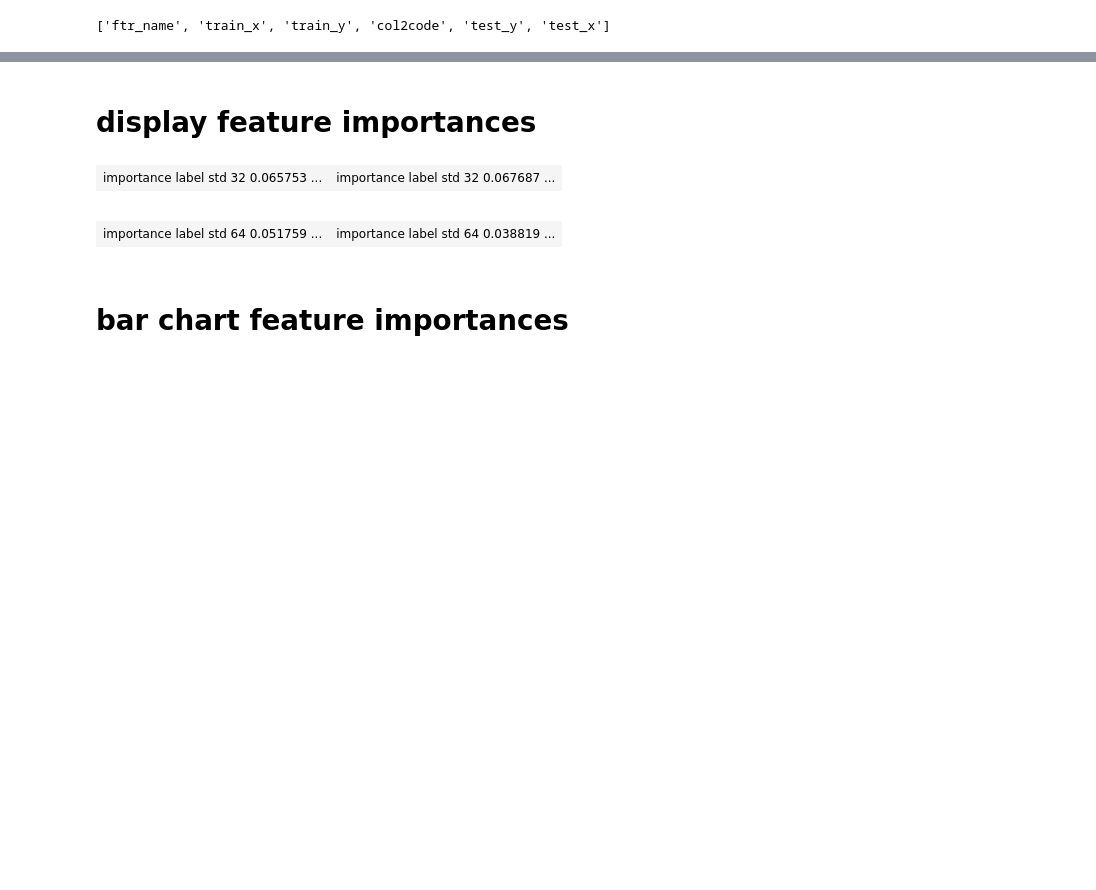
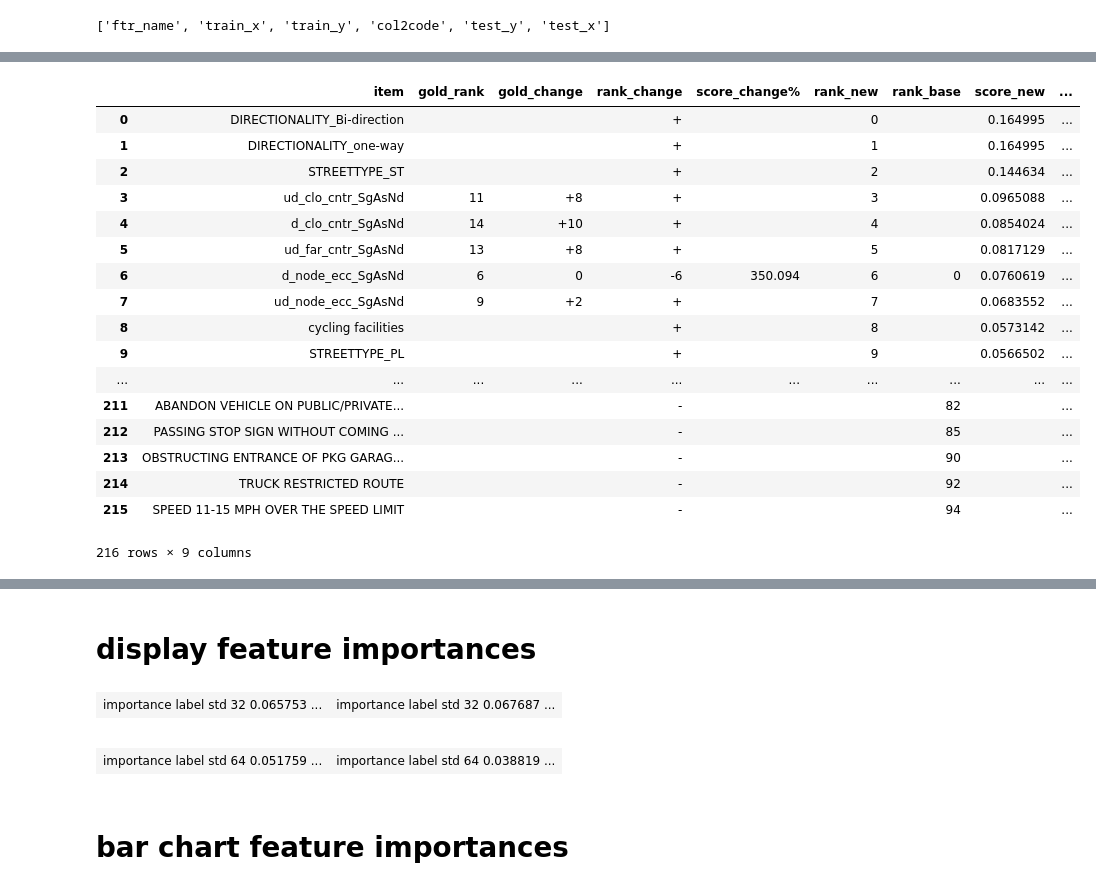
Before and after one commit to JHWu92/Cycling_safety, a Jupyter notebook: open_data_analysis/ANA-PRED - LTS.ipynb, the cells around one changed output, grey strips where cells are left out. Saved outputs shown, nothing was run; the diff lists cells and outputs as text; code cells hidden in the pictures; blank space fills up the shorter version.

```diff
--- a/open_data_analysis/ANA-PRED - LTS.ipynb
+++ b/open_data_analysis/ANA-PRED - LTS.ipynb
@@ -111,10 +131,10 @@ datasets['TOTAL'].keys()
 # %% [output]
 ['ftr_name', 'train_x', 'train_y', 'col2code', 'test_y', 'test_x']
 # %%
-t = 'TOTAL'
-fitted_model = res[t]['rf']
+t = 'NO_TOTAL'
+fitted_model = loaded_models[t]['rf']
 test_x = datasets[t]['test_x']
 test_x = pd.DataFrame(test_x, columns=datasets[t]['ftr_name'])
 test_y = datasets[t]['test_y']
-target_tp = [(2, 1), (2, 2)]
+imp_rf = ana_res[t]['imp_rf'].label.tolist()
 # %%
@@ -123,0 +173,23 @@ from wKit.ML.sk_ml import *
+# %%
+cmp_rank_list(true12_pred1, true2_pred12, imp_rf)\
+# .sort_values('score_change%')
+# .sort_values('gold_rank')
+# %% [output]
+|  | item | gold_rank | gold_change | rank_change | score_change% | rank_new | rank_base | score_new | ... |
+| 0 | DIRECTIONALITY_Bi-direction |  |  | + |  | 0 |  | 0.164995 | ... |
+| 1 | DIRECTIONALITY_one-way |  |  | + |  | 1 |  | 0.164995 | ... |
+| 2 | STREETTYPE_ST |  |  | + |  | 2 |  | 0.144634 | ... |
+| 3 | ud_clo_cntr_SgAsNd | 11 | +8 | + |  | 3 |  | 0.0965088 | ... |
+| 4 | d_clo_cntr_SgAsNd | 14 | +10 | + |  | 4 |  | 0.0854024 | ... |
+| 5 | ud_far_cntr_SgAsNd | 13 | +8 | + |  | 5 |  | 0.0817129 | ... |
+| 6 | d_node_ecc_SgAsNd | 6 | 0 | -6 | 350.094 | 6 | 0 | 0.0760619 | ... |
+| 7 | ud_node_ecc_SgAsNd | 9 | +2 | + |  | 7 |  | 0.0683552 | ... |
+| 8 | cycling facilities |  |  | + |  | 8 |  | 0.0573142 | ... |
+| 9 | STREETTYPE_PL |  |  | + |  | 9 |  | 0.0566502 | ... |
+| ... | ... | ... | ... | ... | ... | ... | ... | ... | ... |
+| 211 | ABANDON VEHICLE ON PUBLIC/PRIVATE... |  |  | - |  |  | 82 |  | ... |
+| 212 | PASSING STOP SIGN WITHOUT COMING ... |  |  | - |  |  | 85 |  | ... |
+| 213 | OBSTRUCTING ENTRANCE OF PKG GARAG... |  |  | - |  |  | 90 |  | ... |
+| 214 | TRUCK RESTRICTED ROUTE |  |  | - |  |  | 92 |  | ... |
+| 215 | SPEED 11-15 MPH OVER THE SPEED LIMIT |  |  | - |  |  | 94 |  | ... |
+216 rows × 9 columns
```
Also changed, not shown: parts of 24 cells of this notebook.
